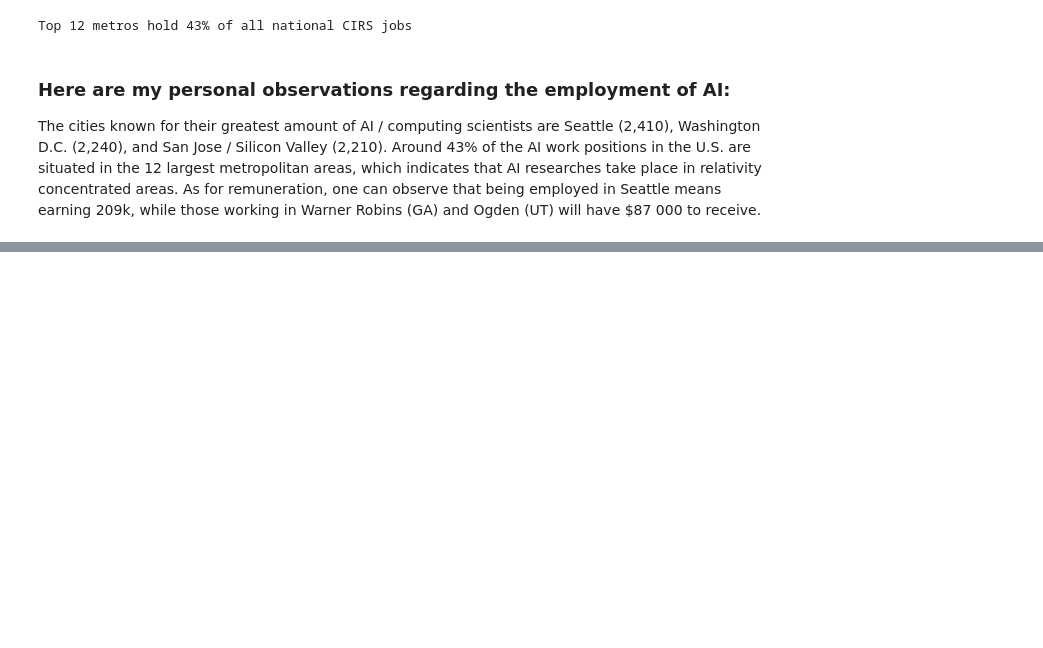
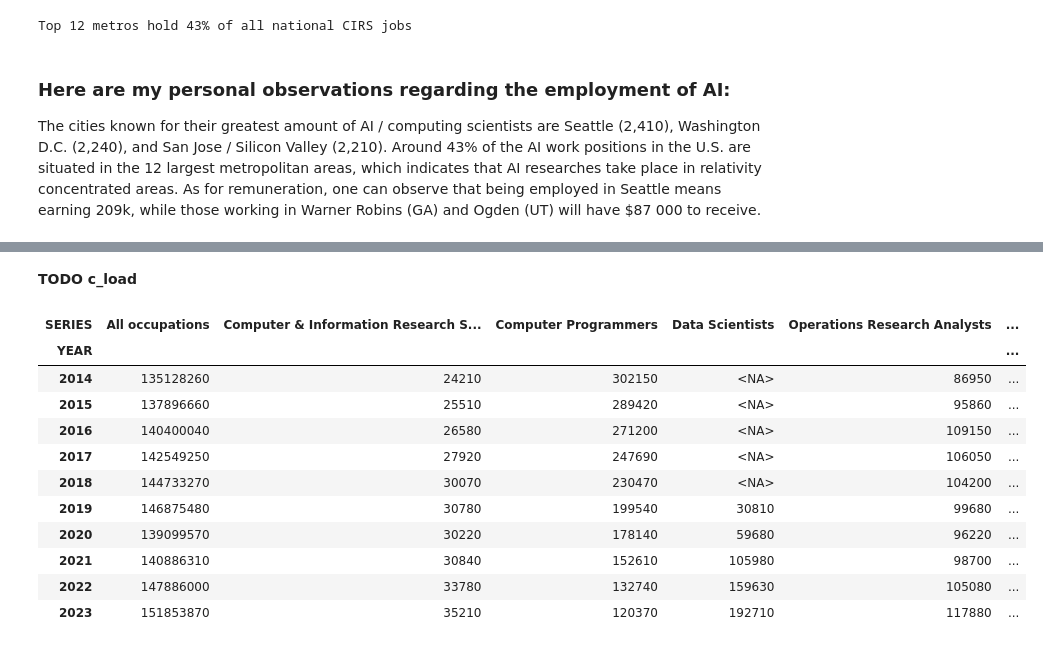
Before and after one commit to RhuanMendanha/CA01-Data-Visualisation-and-Communication-, a Jupyter notebook: CA01 - Employment Visualisation.ipynb, the cells around one changed output, grey strips where cells are left out. Drawn from its saved outputs; the diff is of its cells as text; code cells hidden in the pictures; blank space fills up the shorter version.

```diff
--- a/CA01 - Employment Visualisation.ipynb
+++ b/CA01 - Employment Visualisation.ipynb
@@ -387,0 +401,56 @@ As for remuneration, one can observe that being employed in Seattle means earnin
+# %% [markdown]
+**TODO c_load**
+# %%
+def load_national(year):
+    """Return national, all-industry rows for one year with harmonised (upper-case) columns."""
+    if year == 2023:
+        d = national.copy()
+    else:
+        d = read_excel_from_zip(DATA_DIR / f"oesm{str(year)[2:]}nat.zip", r"national_M\d{4}_dl\.xlsx$")
+        d.columns = d.columns.str.upper()
+        for col in ["TOT_EMP", "A_MEAN", "A_MEDIAN"]:
+            s = d[col].astype(str).str.strip().replace("#", "239200" if year >= 2022 else "208000")
+            d[col] = pd.to_numeric(s, errors="coerce")
+    d["YEAR"] = year
+    return d[["YEAR", "OCC_CODE", "OCC_TITLE", "TOT_EMP", "A_MEAN", "A_MEDIAN"]]
+
+YEARS = range(2014, 2024)
+hist = pd.concat([load_national(y) for y in YEARS], ignore_index=True)
+
+# SOC 2010 -> SOC 2018 crosswalk: which codes make up each series in each year
+def codes_for(series, y):
+    return {
+        "Computer & Information Research Scientists": ["15-1111"] if y < 2019 else ["15-1221"],
+        "Data Scientists": [] if y < 2019 else (["15-2098"] if y < 2021 else ["15-2051"]),
+        "Software Developers & QA Testers": ["15-1132", "15-1133"] if y < 2019 else (["15-1256"] if y < 2021 else ["15-1252", "15-1253"]),
+        "Computer Programmers": ["15-1131"] if y < 2019 else ["15-1251"],
+        "Statisticians": ["15-2041"],
+        "Operations Research Analysts": ["15-2031"],
+        "All occupations": ["00-0000"],
+    }[series]
+
+SERIES = ["Computer & Information Research Scientists", "Data Scientists", "Software Developers & QA Testers",
+          "Computer Programmers", "Statisticians", "Operations Research Analysts", "All occupations"]
+rows = []
+for y in YEARS:
+    yd = hist[hist.YEAR == y]
+    for s in SERIES:
+        sub = yd[yd.OCC_CODE.isin(codes_for(s, y))]
+        if len(sub):
+            emp = sub.TOT_EMP.sum()
+            rows.append(dict(YEAR=y, SERIES=s, EMP=emp, A_MEAN=(sub.A_MEAN * sub.TOT_EMP).sum() / emp))
+trend = pd.DataFrame(rows)
+trend.pivot(index="YEAR", columns="SERIES", values="EMP").astype("Int64")
+# %% [output]
+| SERIES | All occupations | Computer & Information Research S... | Computer Programmers | Data Scientists | Operations Research Analysts | ... |
+| YEAR |  |  |  |  |  | ... |
+| 2014 | 135128260 | 24210 | 302150 | <NA> | 86950 | ... |
+| 2015 | 137896660 | 25510 | 289420 | <NA> | 95860 | ... |
+| 2016 | 140400040 | 26580 | 271200 | <NA> | 109150 | ... |
+| 2017 | 142549250 | 27920 | 247690 | <NA> | 106050 | ... |
+| 2018 | 144733270 | 30070 | 230470 | <NA> | 104200 | ... |
+| 2019 | 146875480 | 30780 | 199540 | 30810 | 99680 | ... |
+| 2020 | 139099570 | 30220 | 178140 | 59680 | 96220 | ... |
+| 2021 | 140886310 | 30840 | 152610 | 105980 | 98700 | ... |
+| 2022 | 147886000 | 33780 | 132740 | 159630 | 105080 | ... |
+| 2023 | 151853870 | 35210 | 120370 | 192710 | 117880 | ... |
```
Also changed, not shown: parts of 13 cells of this notebook.
